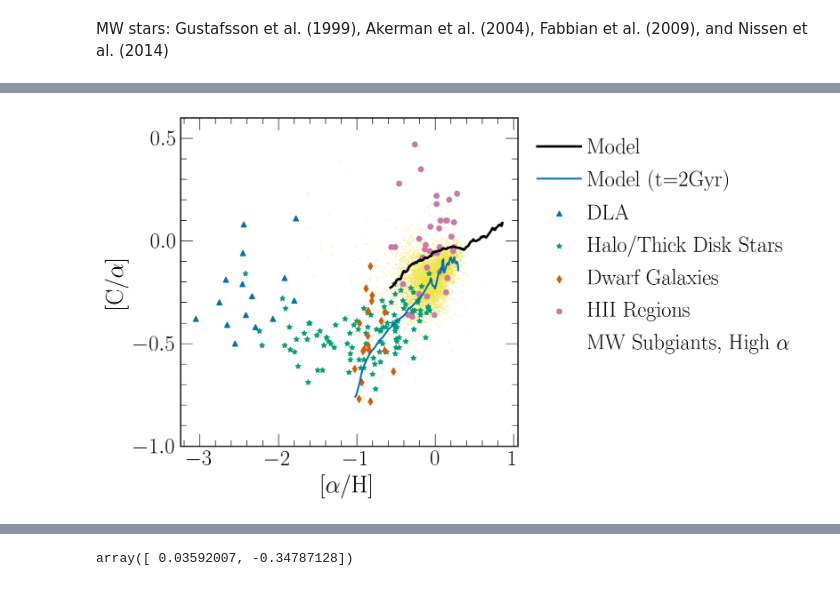
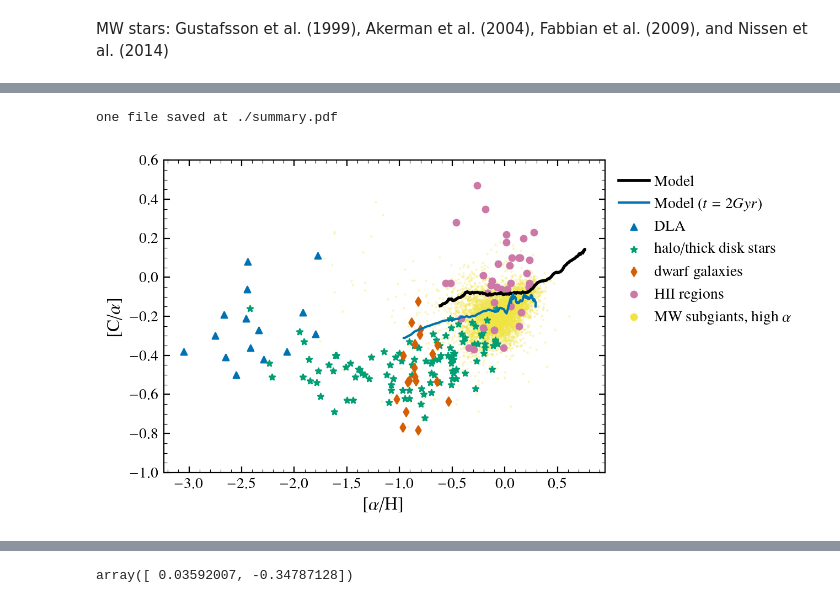
Before and after one commit to aeyobd/surp, a Jupyter notebook: notebooks/data_analysis/all_da_data.ipynb, the cells around one changed output, grey strips where cells are left out. Drawn from its saved outputs; the diff is of its cells as text; code cells hidden in the pictures.

Commit message:
code to create new model plots

```diff
--- a/notebooks/data_analysis/all_da_data.ipynb
+++ b/notebooks/data_analysis/all_da_data.ipynb
@@ -36,7 +36,7 @@ RL["[o/h]"] = aah.log_to_bracket(RL.eps_o, "o") - 12
 RL["[c/o]_err"] = RL.c_err + RL.o_err
 RL["[o/h]_err"] = RL.o_err
 # %%
-fiducial = vice_model("../../output/cristallo11_f0.2_Z0.4_eta1.0_v0.1.4_lateburst.json")
+fiducial = vice_model("../../output/C11_f0.2_eta1_beta0.001.json")
 # %%
 table = fits.open("../../data/J_A+A_568_A25_table5.dat.fits")[1]
 N14 = pd.DataFrame(table.data)
@@ -121,6 +98,12 @@ for df, label in [(RL, "RL"), (berg19, "dwarf"), (gap.read_skillman20(), "RL"),
         "[o/h]_err": df["[o/h]_err"],
         "type": [label]*len(df)
     }), ignore_index=True)
+# %%
+subgiants = aah.subgiants
+filt = ~np.isnan(subgiants["C_MG"])
+filt &= ~np.isnan(subgiants["MG_H"])
+filt &= subgiants["high_alpha"]
+subgiants = subgiants[filt]
 # %%
 import arya
 arya.style.set_size((4, 2*np.sqrt(2)))
@@ -128,29 +111,38 @@ arya.style.set_size((4, 2*np.sqrt(2)))
 import json
 # %%
 all_abundances.to_csv("all_data.csv")
+# %%
+plt.style.use("../../../arya/style/journal.mplstyle")
 # %%
+arya.style.set_size((4, 2*np.sqrt(2)))
+sp = arya.Subplot()
+
 for i in [3,2,1,0]:
-    label = ["HII Regions", "Dwarf Galaxies", "Halo/Thick Disk Stars", "DLA"][i]
+    label = ["HII regions", "dwarf galaxies", "halo/thick disk stars", "DLA"][i]
     val = ["RL", "dwarf", "star", "DLA"][i]
     df = all_abundances[all_abundances.type == val]
     plt.scatter(df["[o/h]"], df["[c/o]"], label=label,
                marker=["o", "d", "*", "^"][i])
 
 
 fiducial.plot_gas("[o/h]", "[c/o]", label="Model", plot_data=False, color="k", zorder=3, lw=2)
 
-fiducial.plot_annulus_at_t("[o/h]", "[c/o]", t=2, label="Model (t=2Gyr)", zorder=3, lw=1.5)
+fiducial.plot_annulus_at_t("[o/h]", "[c/o]", t=2, label="Model $(t=2Gyr)$", zorder=3, lw=1.5)
 
 
 ha = subgiants["high_alpha"]
 df = subgiants[ha]
-plt.scatter(df["MG_H"], df["C_MG"], s=0.3, alpha=0.3, zorder=-1, label="MW Subgiants, High $\\alpha$")
+plt.scatter(df["MG_H"], df["C_MG"], s=0.3, alpha=0.3, zorder=-1, label="MW subgiants, high $\\alpha$")
 
 plt.ylim(-1, 0.6)
 
 plt.xlabel(r"[$\alpha$/H]")
 plt.ylabel(r"[C/$\alpha$]")
 
-pluto.legend_outside()
+leg = pluto.legend_outside()
+leg.legendHandles[-1].set_sizes([16])
+leg.legendHandles[-1].set_alpha(1)
+sp.save("summary.pdf")
 # %% [output]
+one file saved at ./summary.pdf
-[figure, old version]
+[figure, new version]
```
Also changed, not shown: parts of 8 cells of this notebook, 5 other files.
